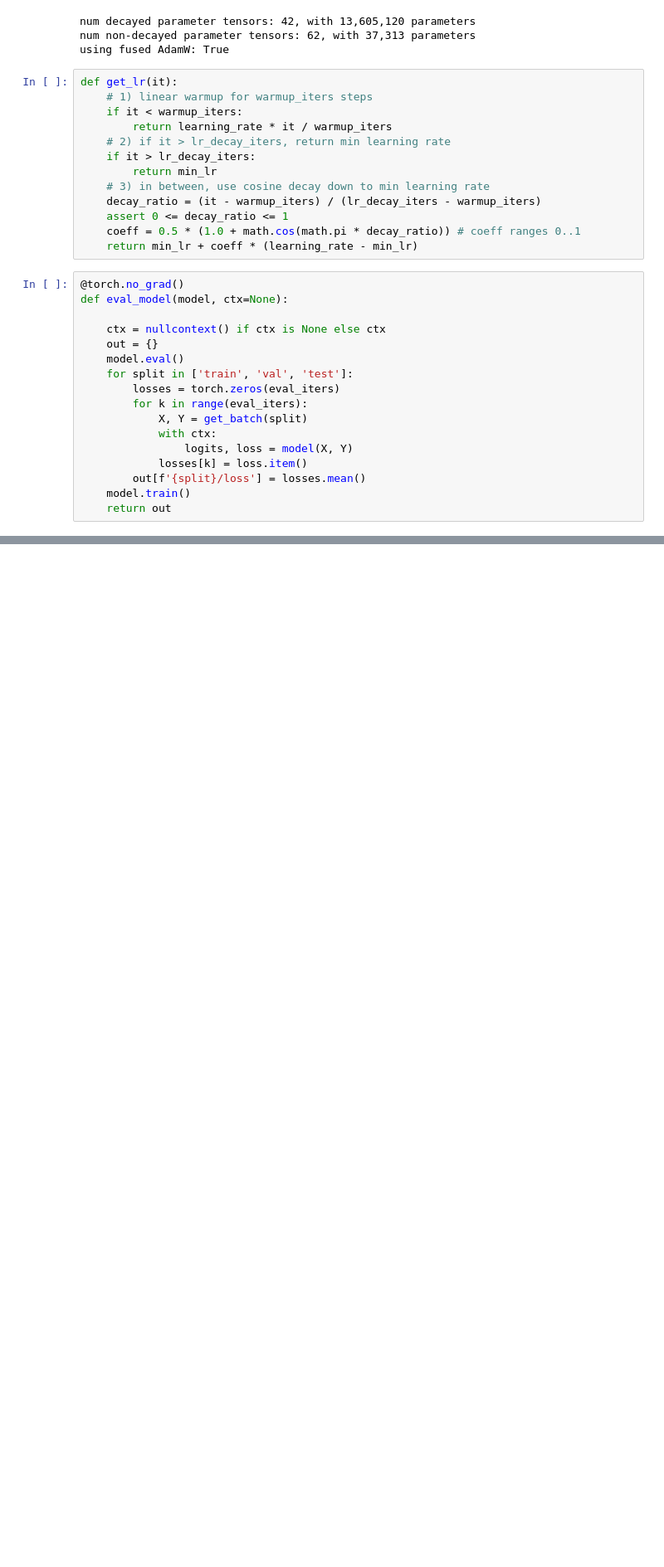
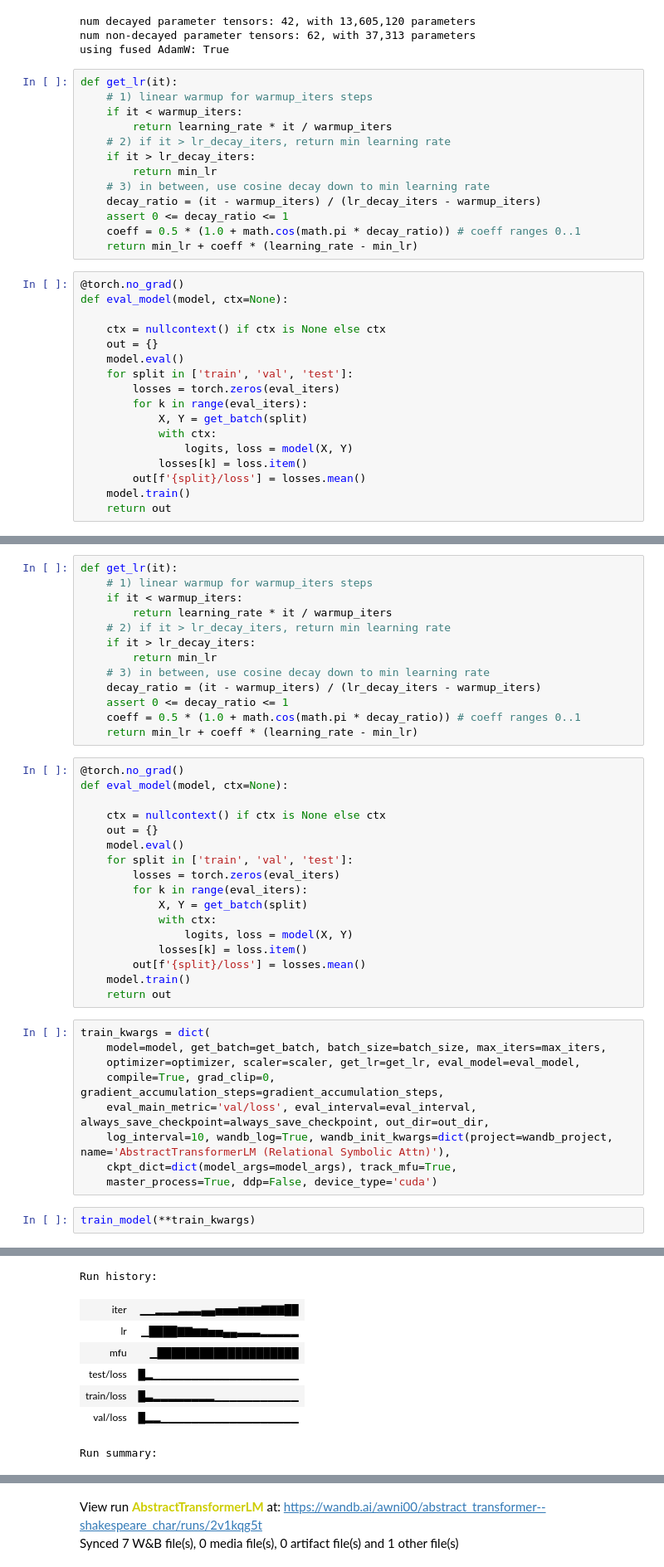
Before and after one commit to Awni00/abstract_transformer, a Jupyter notebook: experiments/tiny_shakespeare_char.ipynb, the cells around one changed output, grey strips where cells are left out. Shown at 83% size. Drawn from its saved outputs; the diff is of its cells as text; blank space fills up the shorter version.

```diff
--- a/experiments/tiny_shakespeare_char.ipynb
+++ b/experiments/tiny_shakespeare_char.ipynb
@@ -377,0 +597,42 @@ We shower upon the dates, power she dea
+# %%
+def get_lr(it):
+    # 1) linear warmup for warmup_iters steps
+    if it < warmup_iters:
+        return learning_rate * it / warmup_iters
+    # 2) if it > lr_decay_iters, return min learning rate
+    if it > lr_decay_iters:
+        return min_lr
+    # 3) in between, use cosine decay down to min learning rate
+    decay_ratio = (it - warmup_iters) / (lr_decay_iters - warmup_iters)
+    assert 0 <= decay_ratio <= 1
+    coeff = 0.5 * (1.0 + math.cos(math.pi * decay_ratio)) # coeff ranges 0..1
+    return min_lr + coeff * (learning_rate - min_lr)
+# %%
+@torch.no_grad()
+def eval_model(model, ctx=None):
+
+    ctx = nullcontext() if ctx is None else ctx
+    out = {}
+    model.eval()
+    for split in ['train', 'val', 'test']:
+        losses = torch.zeros(eval_iters)
+        for k in range(eval_iters):
+            X, Y = get_batch(split)
+            with ctx:
+                logits, loss = model(X, Y)
+            losses[k] = loss.item()
+        out[f'{split}/loss'] = losses.mean()
+    model.train()
+    return out
+# %%
+train_kwargs = dict(
+    model=model, get_batch=get_batch, batch_size=batch_size, max_iters=max_iters,
+    optimizer=optimizer, scaler=scaler, get_lr=get_lr, eval_model=eval_model,
+    compile=True, grad_clip=0, gradient_accumulation_steps=gradient_accumulation_steps,
+    eval_main_metric='val/loss', eval_interval=eval_interval, always_save_checkpoint=always_save_checkpoint, out_dir=out_dir,
+    log_interval=10, wandb_log=True, wandb_init_kwargs=dict(project=wandb_project, name='AbstractTransformerLM (Relational Symbolic Attn)'),
+    ckpt_dict=dict(model_args=model_args), track_mfu=True,
+    master_process=True, ddp=False, device_type='cuda')
+# %%
+train_model(**train_kwargs)
+# %% [output]
@@ -377,0 +662,8 @@ We shower upon the dates, power she dea
+Run history:
+| iter | ▁▁▂▂▂▃▃▃▄▄▅▅▅▆▆▆▇▇▇██ |
+| lr | ▁████▇▇▆▆▅▅▄▄▃▃▃▂▂▂▂▂ |
+| mfu | ▁████████████████████ |
+| test/loss | █▂▁▁▁▁▁▁▁▁▁▁▁▁▁▁▁▁▁▁▁ |
+| train/loss | █▃▂▂▂▂▂▂▂▂▁▁▁▁▁▁▁▁▁▁▁ |
+| val/loss | █▂▂▁▁▁▁▁▁▁▁▁▁▁▁▁▁▁▁▁▁ |
+Run summary:
@@ -377,0 +676,2 @@ We shower upon the dates, power she dea
+View run AbstractTransformerLM at: https://wandb.ai/awni00/abstract_transformer--shakespeare_char/runs/2v1kqg5t
+Synced 7 W&B file(s), 0 media file(s), 0 artifact file(s) and 1 other file(s)
```
Also changed, not shown: parts of 29 cells of this notebook.
